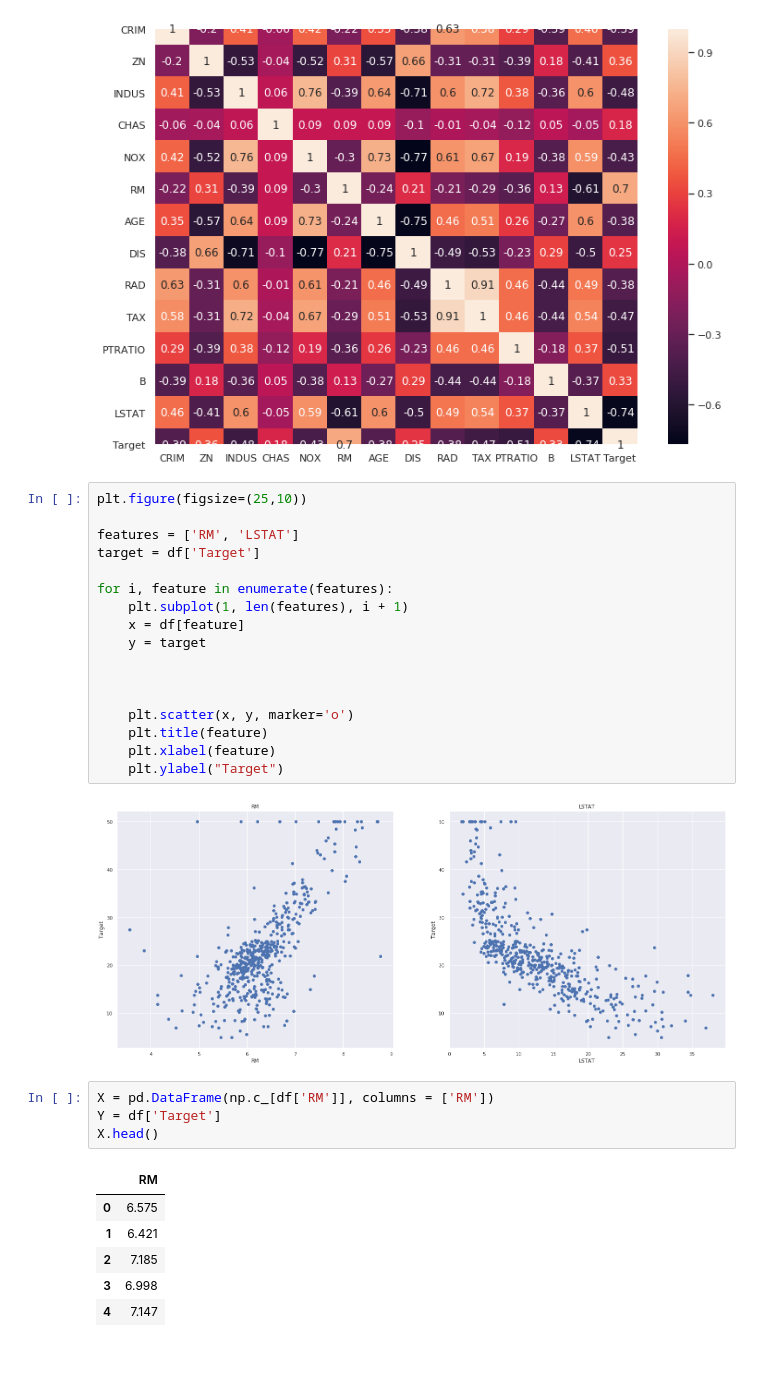
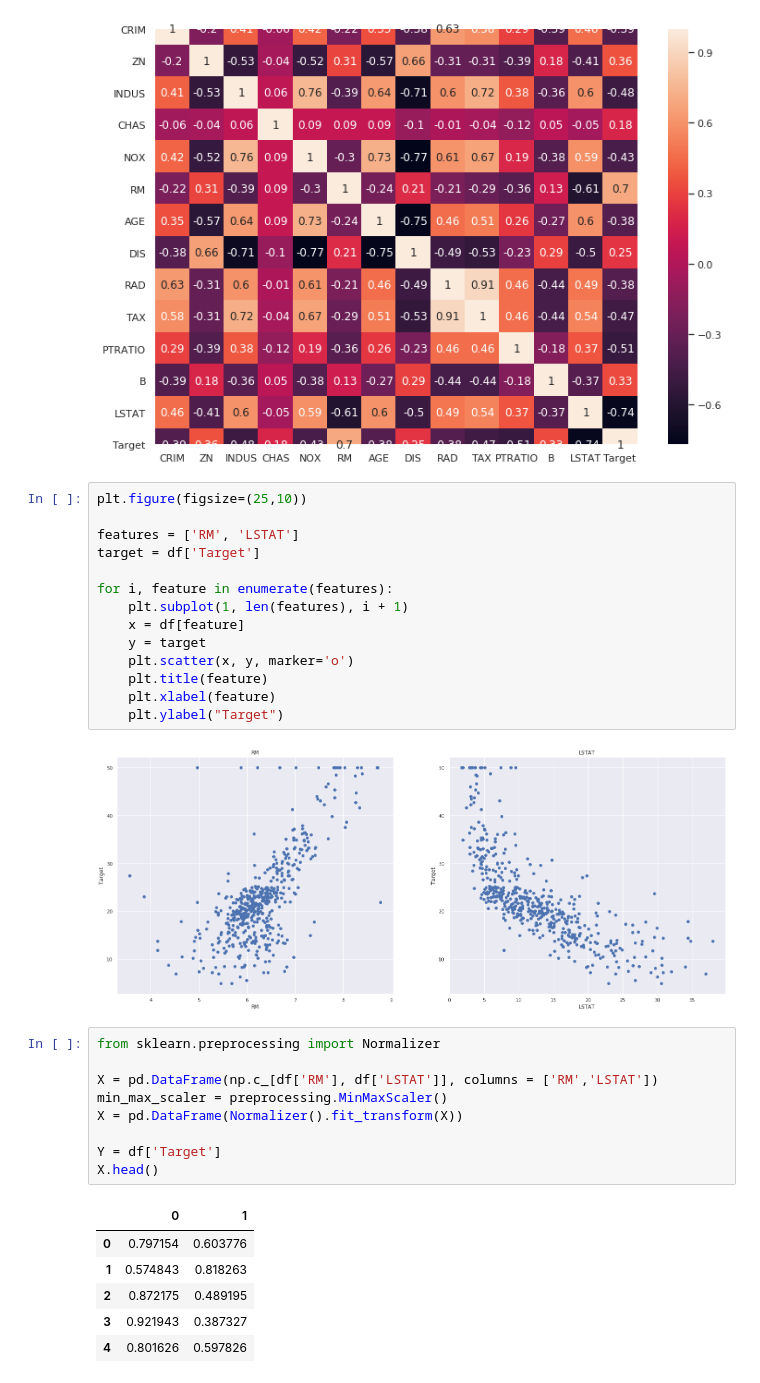
Before and after one commit to kuanysh-esenbayev/MLCourse, a Jupyter notebook: lab2/boston_lin_reg.ipynb, the cells around one changed output. Drawn from its saved outputs; the diff is of its cells as text.

```diff
--- a/lab2/boston_lin_reg.ipynb
+++ b/lab2/boston_lin_reg.ipynb
@@ -40,9 +40,6 @@ for i, feature in enumerate(features):
     plt.subplot(1, len(features), i + 1)
     x = df[feature]
     y = target
-
-
-
     plt.scatter(x, y, marker='o')
     plt.title(feature)
     plt.xlabel(feature)
@@ -50,16 +47,21 @@ for i, feature in enumerate(features):
 # %% [output]
 [figure]
 # %%
-X = pd.DataFrame(np.c_[df['RM']], columns = ['RM'])
+from sklearn.preprocessing import Normalizer
+
+X = pd.DataFrame(np.c_[df['RM'], df['LSTAT']], columns = ['RM','LSTAT'])
+min_max_scaler = preprocessing.MinMaxScaler()
+X = pd.DataFrame(Normalizer().fit_transform(X))
+
 Y = df['Target']
 X.head()
 # %% [output]
-|  | RM |
-| 0 | 6.575 |
-| 1 | 6.421 |
-| 2 | 7.185 |
-| 3 | 6.998 |
-| 4 | 7.147 |
+|  | 0 | 1 |
+| 0 | 0.797154 | 0.603776 |
+| 1 | 0.574843 | 0.818263 |
+| 2 | 0.872175 | 0.489195 |
+| 3 | 0.921943 | 0.387327 |
+| 4 | 0.801626 | 0.597826 |
 # %%
 from sklearn.model_selection import train_test_split
 
```
Also changed, not shown: parts of 11 cells of this notebook.
